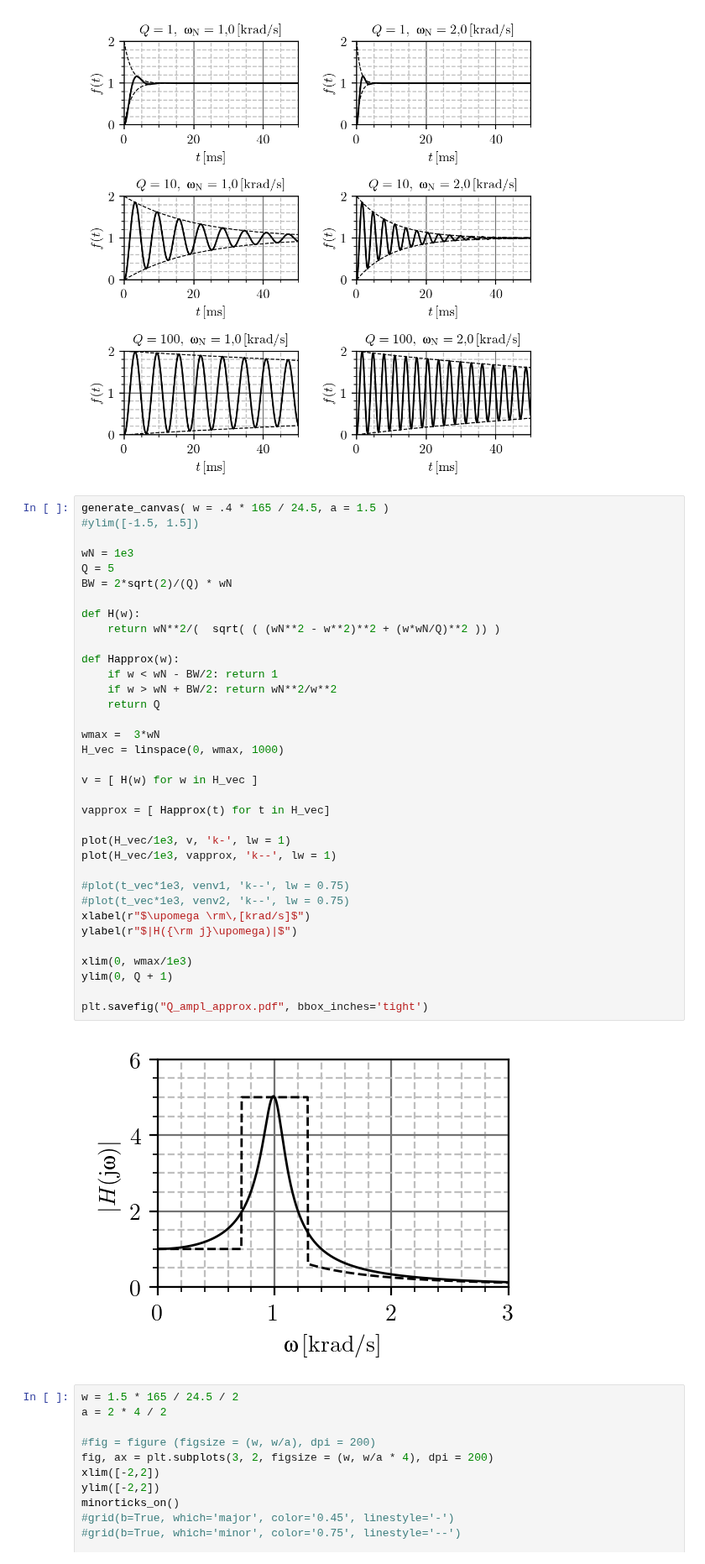
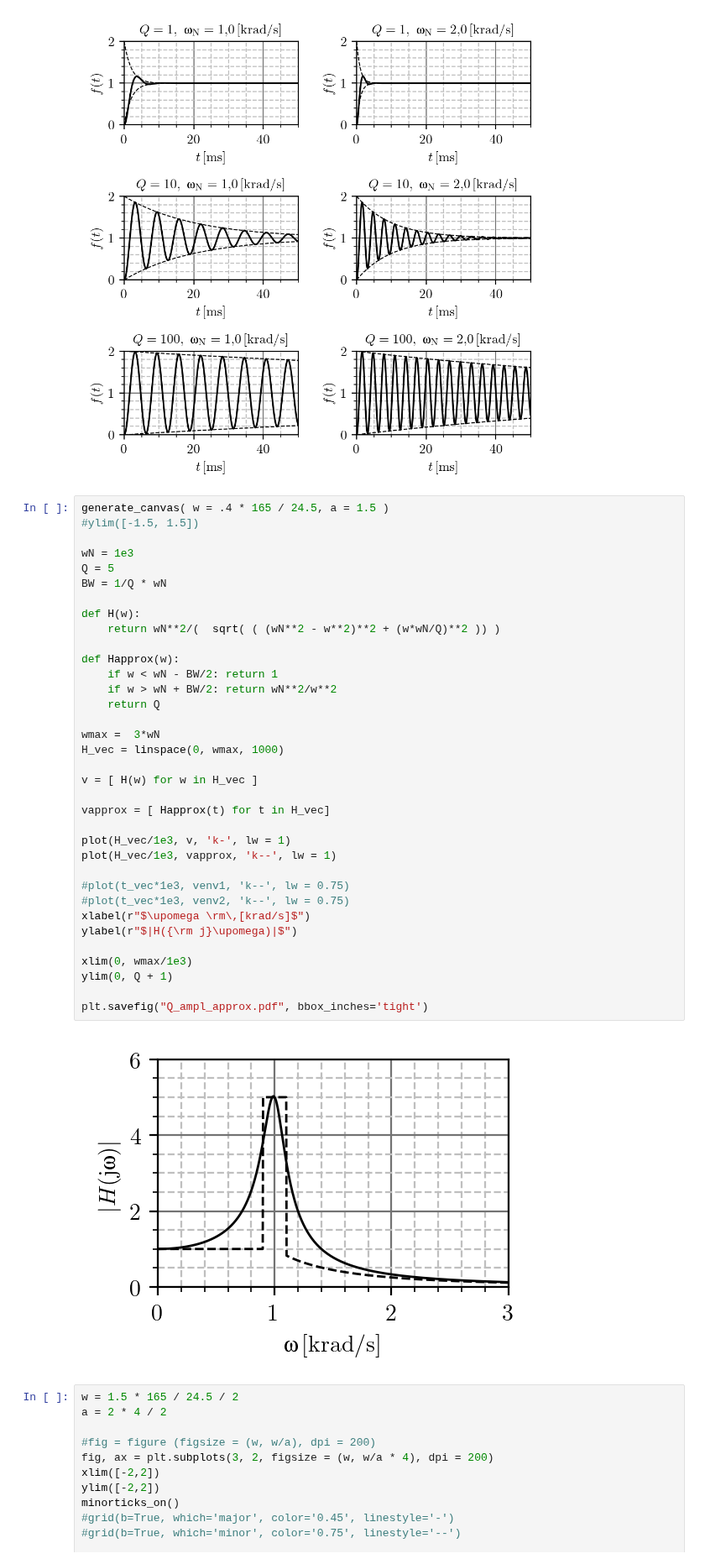
Before and after one commit to djokicd/zbirka-sis, a Jupyter notebook: 4_laplasova_transformacija/3_fje_prenosa/fig/LT_plotovi.ipynb, the cells around one changed output. Shown at 84% size. Drawn from its saved outputs; the diff is of its cells as text.

```diff
--- a/4_laplasova_transformacija/3_fje_prenosa/fig/LT_plotovi.ipynb
+++ b/4_laplasova_transformacija/3_fje_prenosa/fig/LT_plotovi.ipynb
@@ -421,37 +421,37 @@ generate_canvas( w = .4 * 165 / 24.5, a = 1.5 )
 
 wN = 1e3
 Q = 5
-BW = 2*sqrt(2)/(Q) * wN
+BW = 1/Q * wN
 
 def H(w):
     return wN**2/(  sqrt( ( (wN**2 - w**2)**2 + (w*wN/Q)**2 )) )
 
 def Happrox(w):
     if w < wN - BW/2: return 1
     if w > wN + BW/2: return wN**2/w**2
     return Q
 
 wmax =  3*wN
 H_vec = linspace(0, wmax, 1000)
 
 v = [ H(w) for w in H_vec ]
 
 vapprox = [ Happrox(t) for t in H_vec]
 
 plot(H_vec/1e3, v, 'k-', lw = 1)
 plot(H_vec/1e3, vapprox, 'k--', lw = 1)
 
 #plot(t_vec*1e3, venv1, 'k--', lw = 0.75)
 #plot(t_vec*1e3, venv2, 'k--', lw = 0.75)
 xlabel(r"$\upomega \rm\,[krad/s]$")
 ylabel(r"$|H({\rm j}\upomega)|$")
 
 xlim(0, wmax/1e3)
 ylim(0, Q + 1)
 
 plt.savefig("Q_ampl_approx.pdf", bbox_inches='tight')
 # %% [output]
-[figure, old version]
+[figure, new version]
 # %%
 w = 1.5 * 165 / 24.5 / 2
 a = 2 * 4 / 2
```
Also changed, not shown: parts of 2 cells of this notebook, 3 other files.
